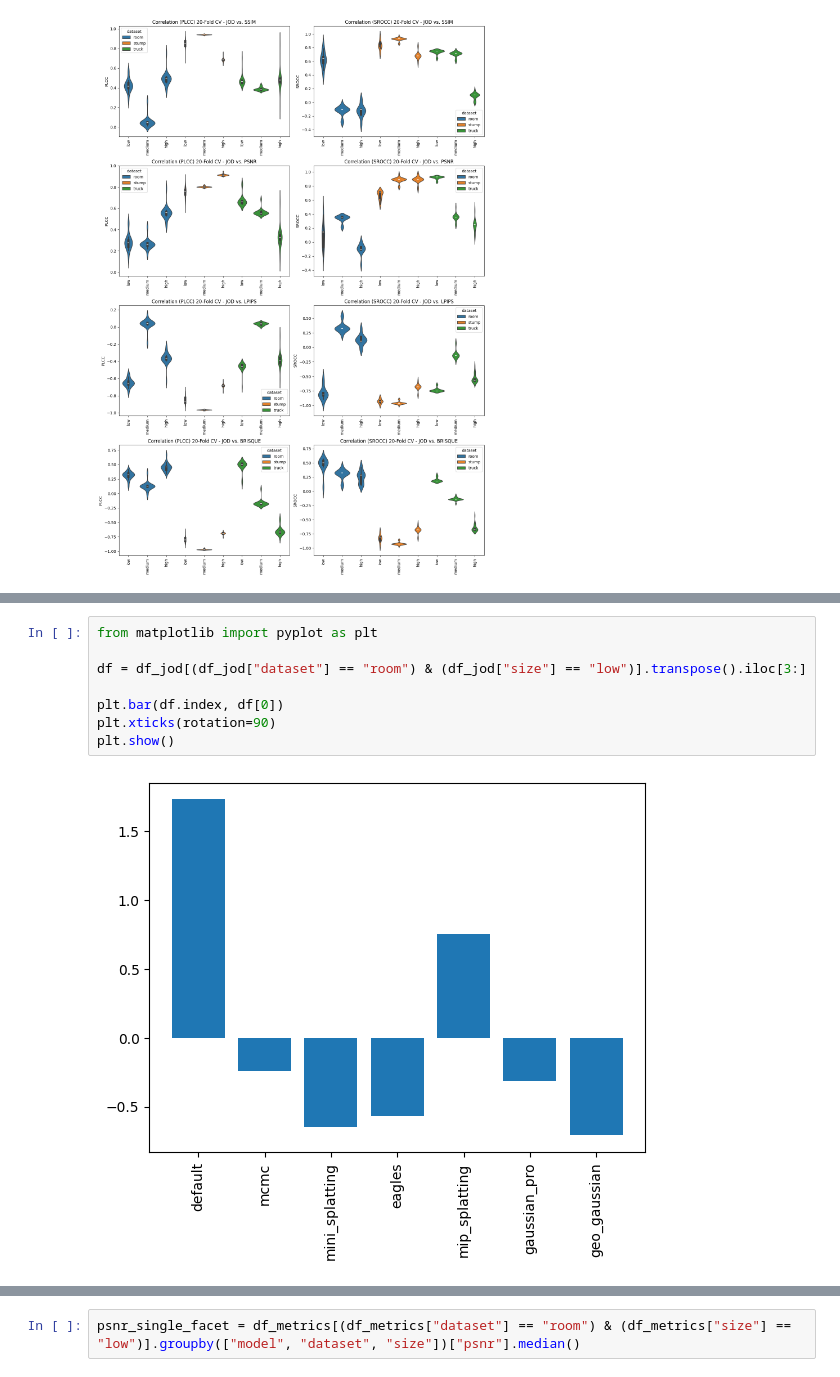
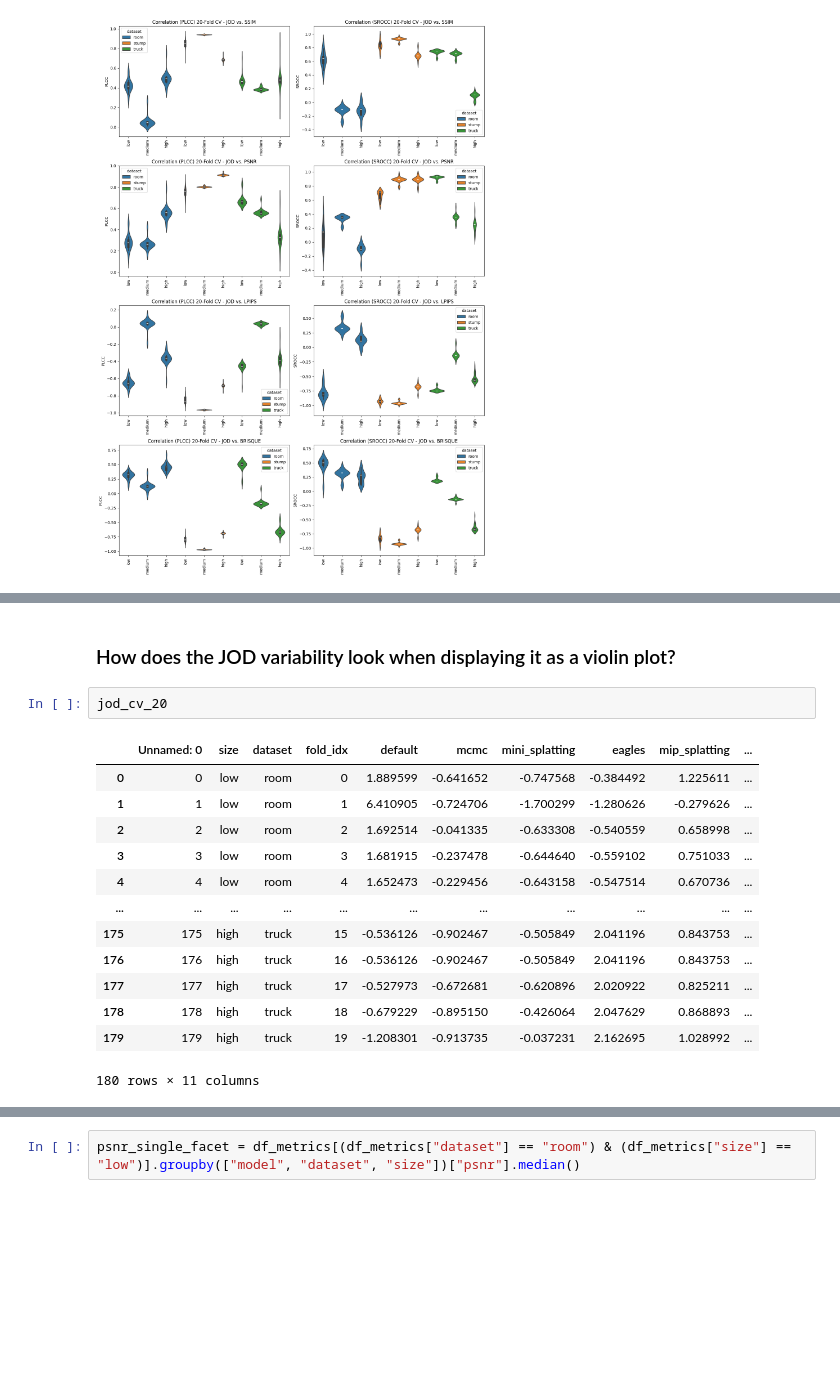
Before and after one commit to PaulErpen/final-data-analysis, a Jupyter notebook: joint-data-analysis.ipynb, the cells around one changed output, grey strips where cells are left out. Saved outputs shown, nothing was run; the diff lists cells and outputs as text; blank space fills up the shorter version.

```diff
--- a/joint-data-analysis.ipynb
+++ b/joint-data-analysis.ipynb
@@ -453,10 +429,18 @@ plot_cv_results(df_cv_20, "SROCC")
-# %%
-from matplotlib import pyplot as plt
-
-df = df_jod[(df_jod["dataset"] == "room") & (df_jod["size"] == "low")].transpose().iloc[3:]
-
-plt.bar(df.index, df[0])
-plt.xticks(rotation=90)
-plt.show()
-# %% [output]
-[figure, removed]
+# %% [markdown]
+### How does the JOD variability look when displaying it as a violin plot?
+# %%
+jod_cv_20
+# %% [output]
+|  | Unnamed: 0 | size | dataset | fold_idx | default | mcmc | mini_splatting | eagles | mip_splatting | ... |
+| 0 | 0 | low | room | 0 | 1.889599 | -0.641652 | -0.747568 | -0.384492 | 1.225611 | ... |
+| 1 | 1 | low | room | 1 | 6.410905 | -0.724706 | -1.700299 | -1.280626 | -0.279626 | ... |
+| 2 | 2 | low | room | 2 | 1.692514 | -0.041335 | -0.633308 | -0.540559 | 0.658998 | ... |
+| 3 | 3 | low | room | 3 | 1.681915 | -0.237478 | -0.644640 | -0.559102 | 0.751033 | ... |
+| 4 | 4 | low | room | 4 | 1.652473 | -0.229456 | -0.643158 | -0.547514 | 0.670736 | ... |
+| ... | ... | ... | ... | ... | ... | ... | ... | ... | ... | ... |
+| 175 | 175 | high | truck | 15 | -0.536126 | -0.902467 | -0.505849 | 2.041196 | 0.843753 | ... |
+| 176 | 176 | high | truck | 16 | -0.536126 | -0.902467 | -0.505849 | 2.041196 | 0.843753 | ... |
+| 177 | 177 | high | truck | 17 | -0.527973 | -0.672681 | -0.620896 | 2.020922 | 0.825211 | ... |
+| 178 | 178 | high | truck | 18 | -0.679229 | -0.895150 | -0.426064 | 2.047629 | 0.868893 | ... |
+| 179 | 179 | high | truck | 19 | -1.208301 | -0.913735 | -0.037231 | 2.162695 | 1.028992 | ... |
+180 rows × 11 columns
```
Also changed, not shown: parts of 10 cells of this notebook.
